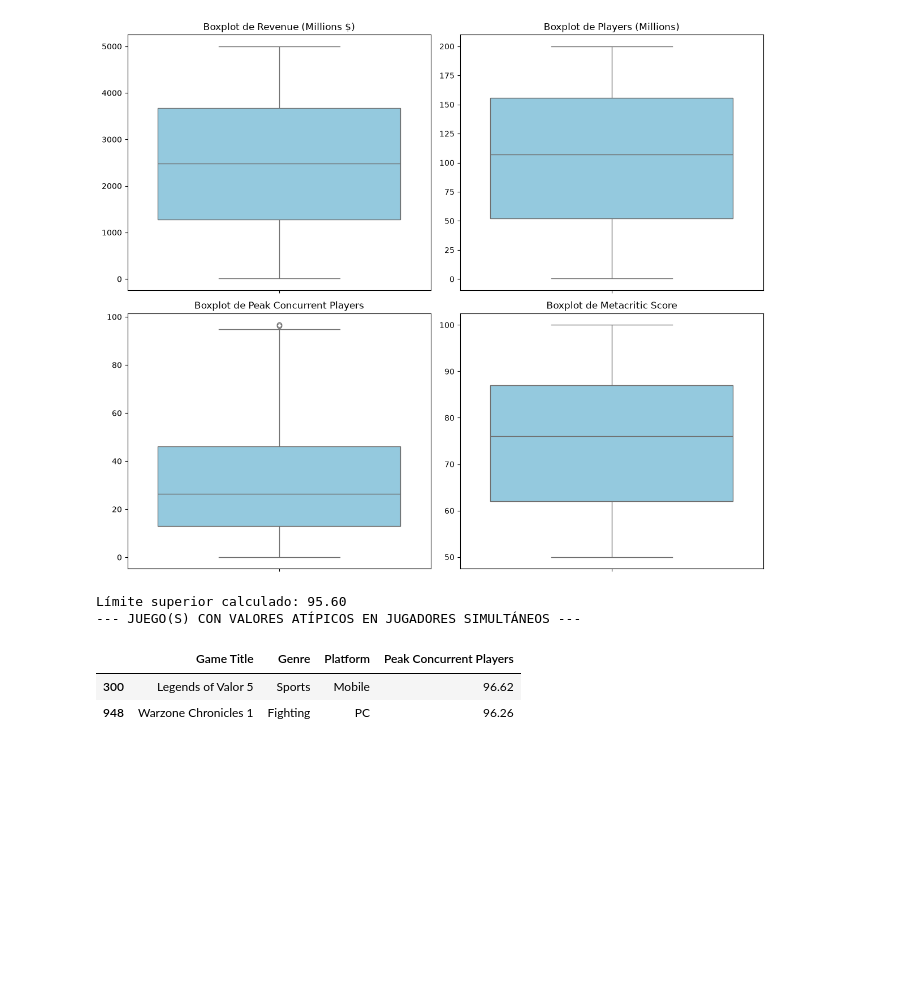
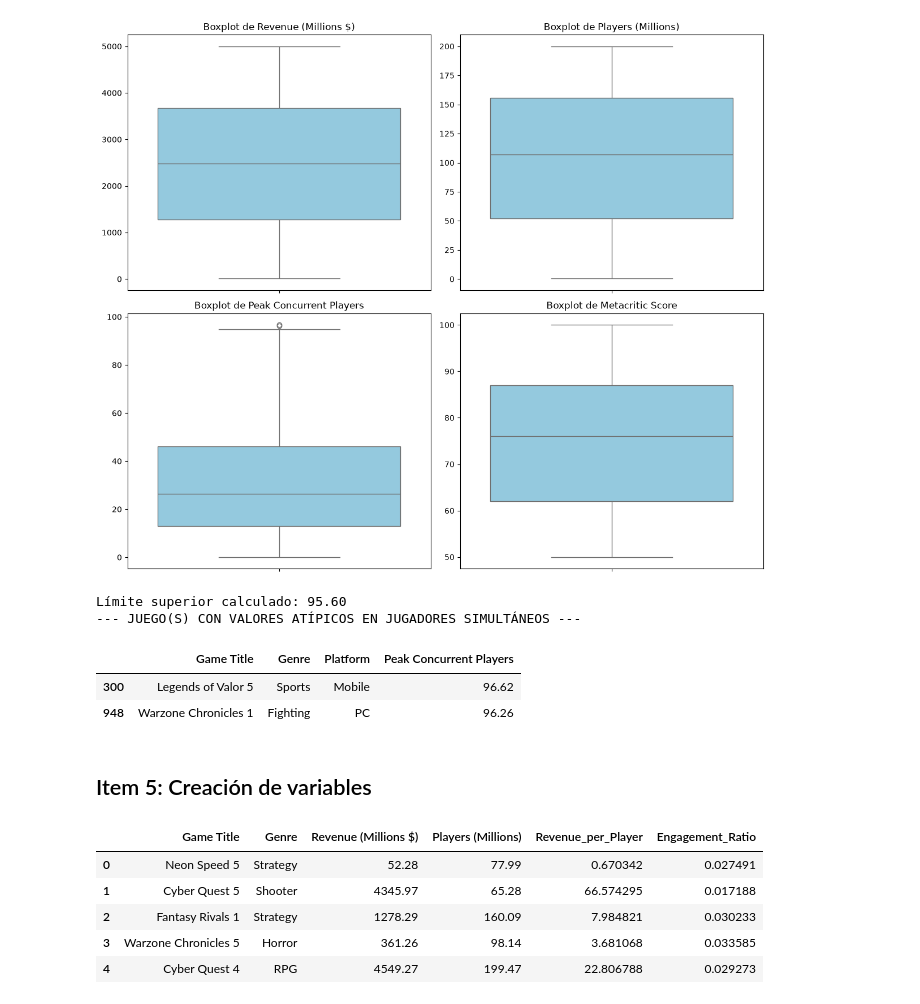
Before and after one commit to juanhp08/Proyecto-, a Jupyter notebook: cuadernos/exploracion_juan.ipynb, the cells around one changed output. Saved outputs shown, nothing was run; the diff lists cells and outputs as text; code cells hidden in the pictures; blank space fills up the shorter version.

Commit message:
Item 5: creación de variables

```diff
--- a/cuadernos/exploracion_juan.ipynb
+++ b/cuadernos/exploracion_juan.ipynb
@@ -88,3 +88,18 @@ Límite superior calculado: 95.60
 |  | Game Title | Genre | Platform | Peak Concurrent Players |
 | 300 | Legends of Valor 5 | Sports | Mobile | 96.62 |
 | 948 | Warzone Chronicles 1 | Fighting | PC | 96.26 |
+# %% [markdown]
+## Item 5: Creación de variables
+# %%
+df['Revenue_per_Player'] = df['Revenue (Millions $)'] / df['Players (Millions)']
+
+df['Engagement_Ratio'] = (df['Peak Concurrent Players'] / 1000) / df['Players (Millions)'] * 100
+
+display(df[['Game Title', 'Genre', 'Revenue (Millions $)', 'Players (Millions)', 'Revenue_per_Player', 'Engagement_Ratio']].head())
+# %% [output]
+|  | Game Title | Genre | Revenue (Millions $) | Players (Millions) | Revenue_per_Player | Engagement_Ratio |
+| 0 | Neon Speed 5 | Strategy | 52.28 | 77.99 | 0.670342 | 0.027491 |
+| 1 | Cyber Quest 5 | Shooter | 4345.97 | 65.28 | 66.574295 | 0.017188 |
+| 2 | Fantasy Rivals 1 | Strategy | 1278.29 | 160.09 | 7.984821 | 0.030233 |
+| 3 | Warzone Chronicles 5 | Horror | 361.26 | 98.14 | 3.681068 | 0.033585 |
+| 4 | Cyber Quest 4 | RPG | 4549.27 | 199.47 | 22.806788 | 0.029273 |
```
